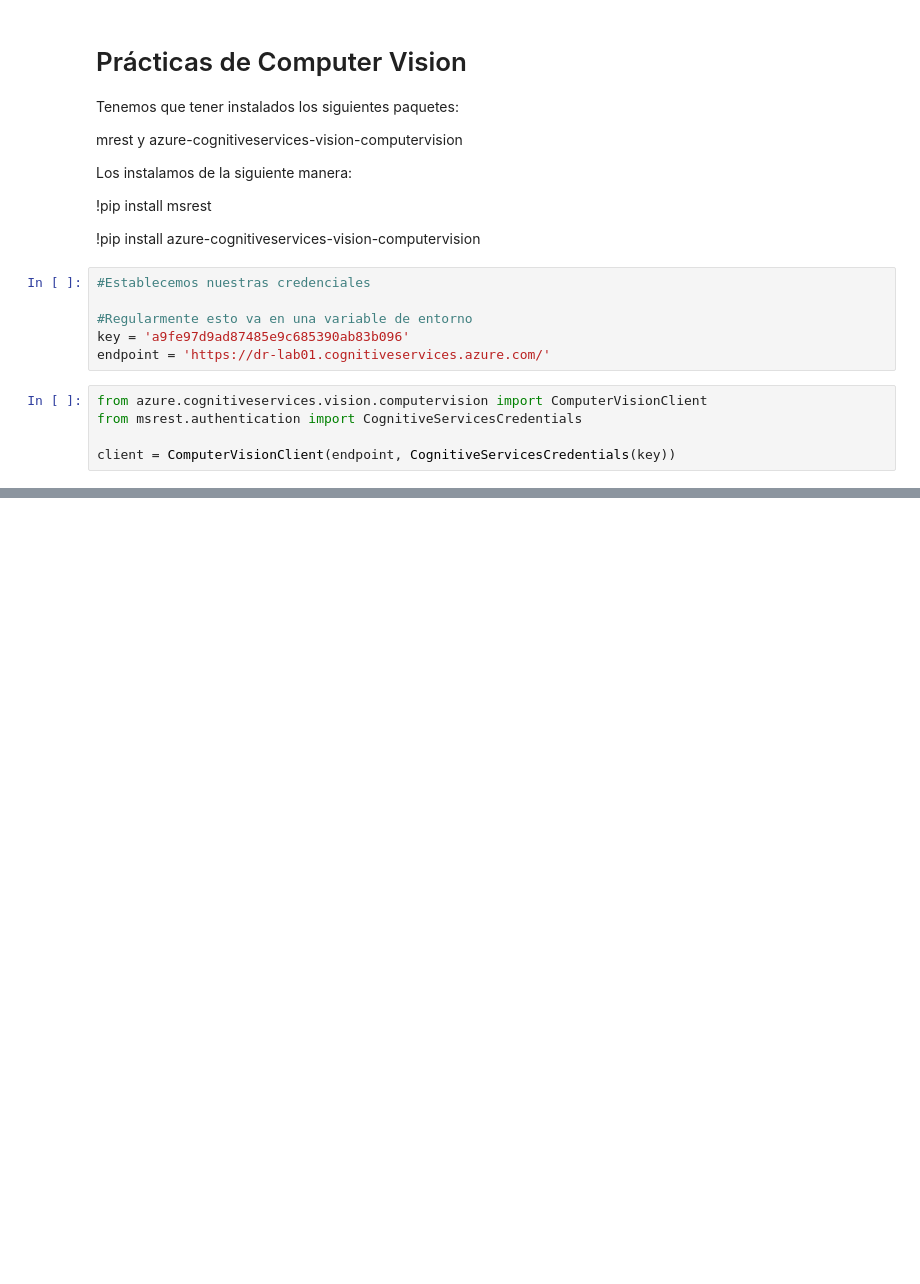
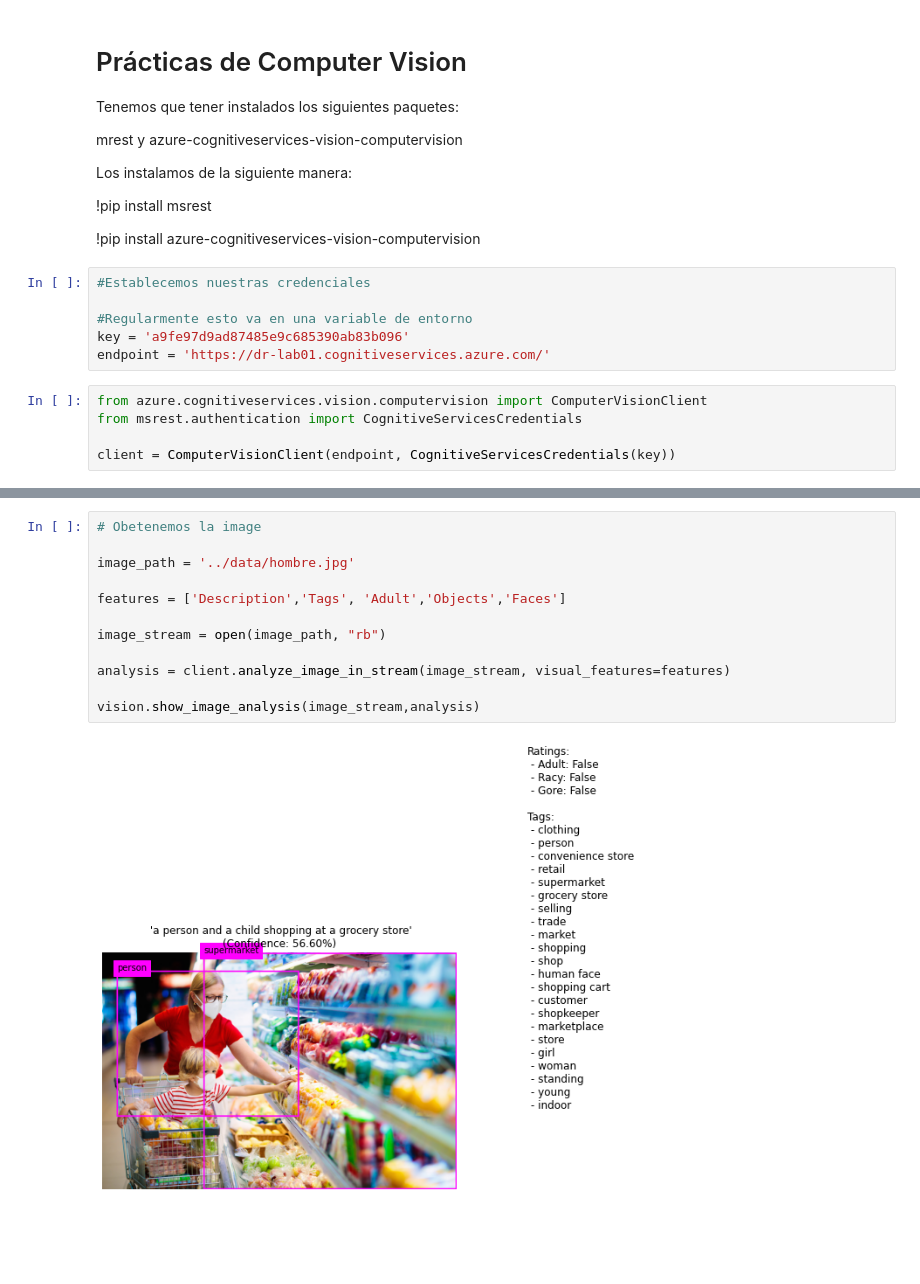
Before and after one commit to jesusmlf/Practicas-Innovaccion, a Jupyter notebook: LabsComputerVision/programs/LabsAI.ipynb, the cells around one changed output, grey strips where cells are left out. Saved outputs shown, nothing was run; the diff lists cells and outputs as text; blank space fills up the shorter version.

```diff
--- a/LabsComputerVision/programs/LabsAI.ipynb
+++ b/LabsComputerVision/programs/LabsAI.ipynb
@@ -40,0 +51,14 @@ ModuleNotFoundError: No module named 'vision'
+# %%
+# Obetenemos la image
+
+image_path = '../data/hombre.jpg'
+
+features = ['Description','Tags', 'Adult','Objects','Faces']
+
+image_stream = open(image_path, "rb")
+
+analysis = client.analyze_image_in_stream(image_stream, visual_features=features)
+
+vision.show_image_analysis(image_stream,analysis)
+# %% [output]
+[figure, added]
```
Also changed, not shown: parts of 8 cells of this notebook.
